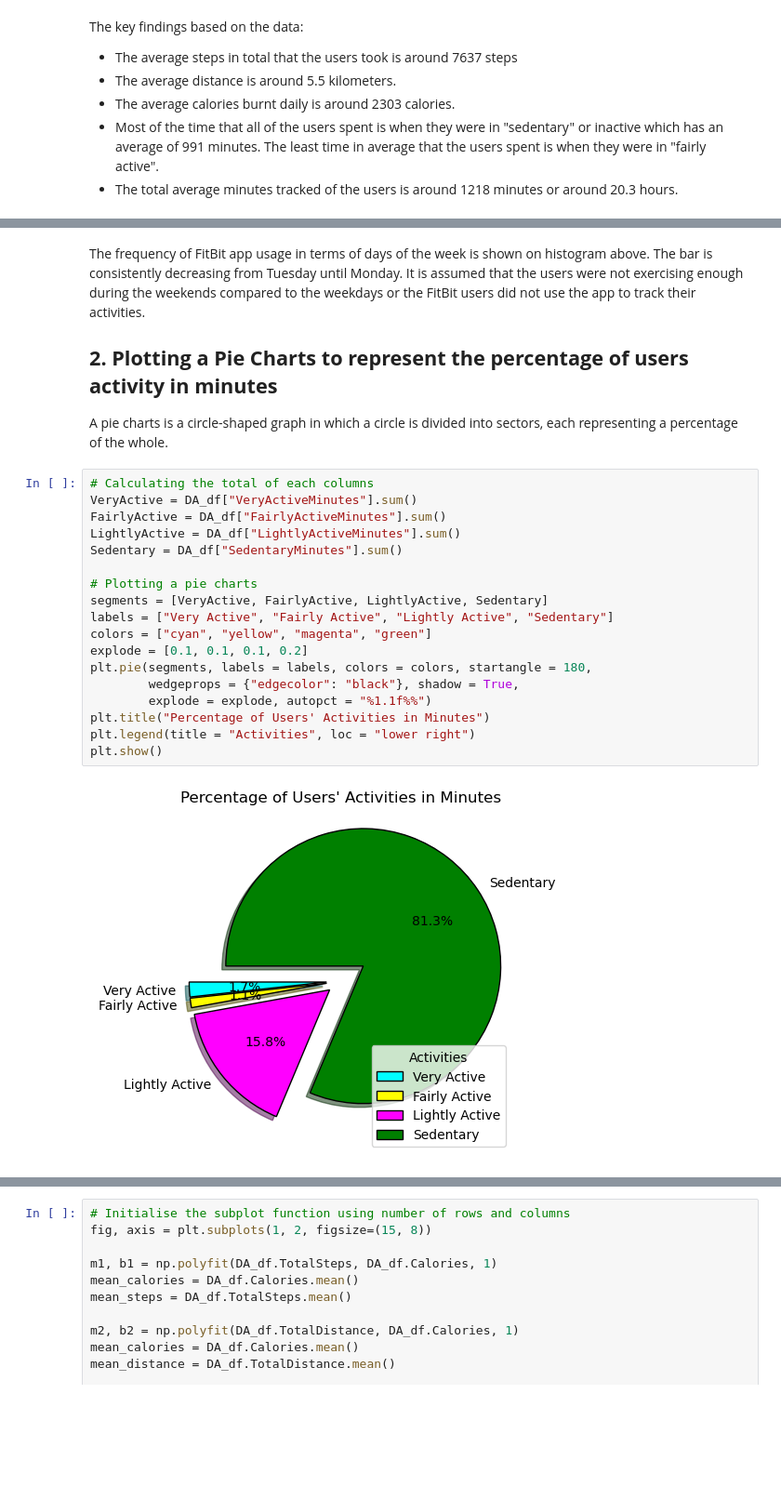
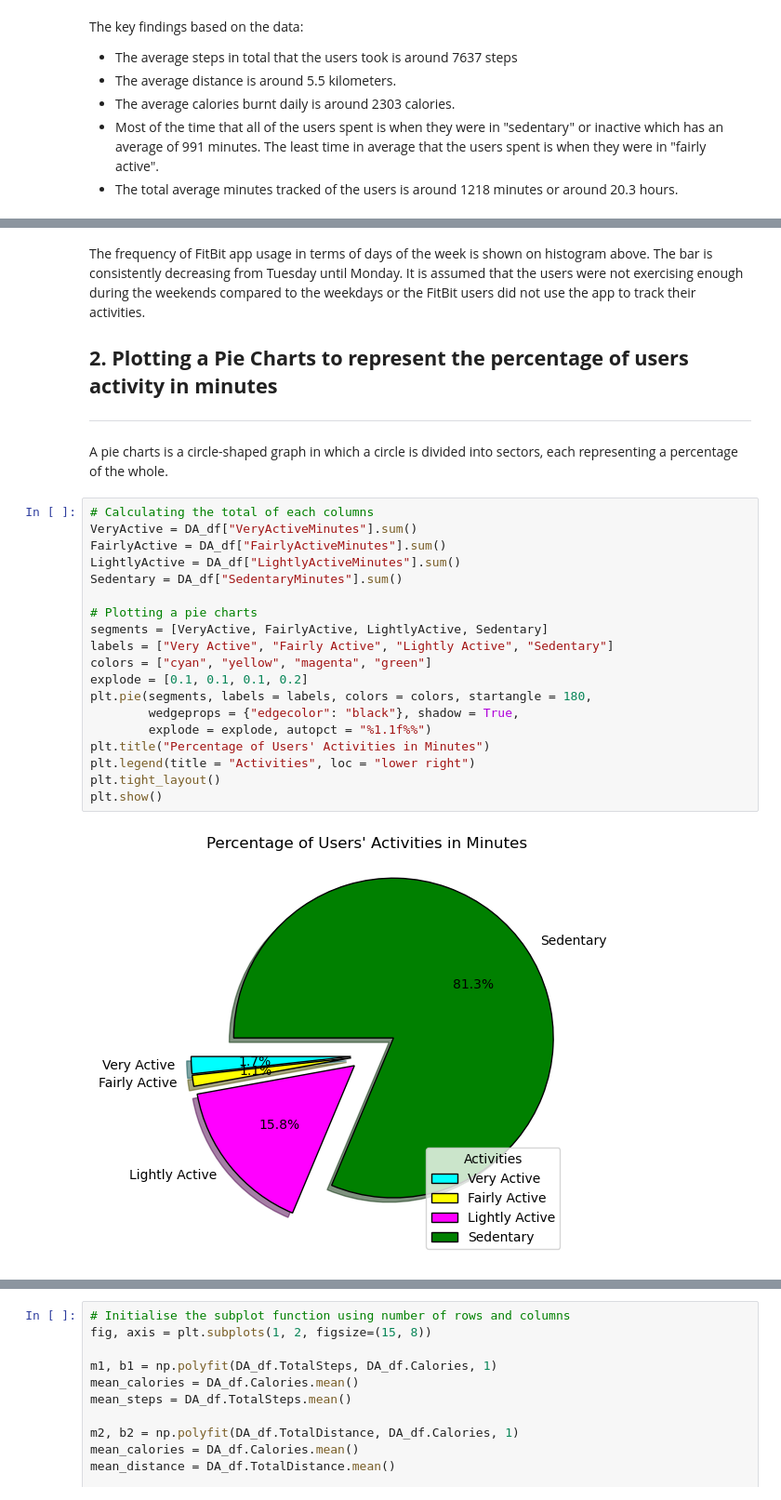
Before and after one commit to brmil07/Kaggle_Projects, a Jupyter notebook: case-study-bellabeat-python.ipynb, the cells around one changed output, grey strips where cells are left out. Shown at 93% size. Cells and saved outputs as stored; diff of their text form; blank space fills up the shorter version.

```diff
--- a/case-study-bellabeat-python.ipynb
+++ b/case-study-bellabeat-python.ipynb
@@ -452,28 +452,29 @@ plt.show()
 The frequency of FitBit app usage in terms of days of the week is shown on histogram above. The bar is consistently decreasing from Tuesday until Monday. It is assumed that the users were not exercising enough during the weekends compared to the weekdays or the FitBit users did not use the app to track their activities.
 
 ## **2. Plotting a Pie Charts to represent the percentage of users activity in minutes**
-
+---
 A pie charts is a circle-shaped graph in which a circle is divided into sectors, each representing a percentage of the whole.
 # %%
 # Calculating the total of each columns
 VeryActive = DA_df["VeryActiveMinutes"].sum()
 FairlyActive = DA_df["FairlyActiveMinutes"].sum()
 LightlyActive = DA_df["LightlyActiveMinutes"].sum()
 Sedentary = DA_df["SedentaryMinutes"].sum()
 
 # Plotting a pie charts
 segments = [VeryActive, FairlyActive, LightlyActive, Sedentary]
 labels = ["Very Active", "Fairly Active", "Lightly Active", "Sedentary"]
 colors = ["cyan", "yellow", "magenta", "green"]
 explode = [0.1, 0.1, 0.1, 0.2]
 plt.pie(segments, labels = labels, colors = colors, startangle = 180,
         wedgeprops = {"edgecolor": "black"}, shadow = True,
         explode = explode, autopct = "%1.1f%%")
 plt.title("Percentage of Users' Activities in Minutes")
 plt.legend(title = "Activities", loc = "lower right")
+plt.tight_layout()
 plt.show()
 # %% [output]
-[figure, old version]
+[figure, new version]
 # %% [markdown]
 Key findings from the pie charts above:
 * The pie charts indicates that users were using the FitBit app to log for their daily activities.
```
Also changed, not shown: parts of 17 cells of this notebook.
